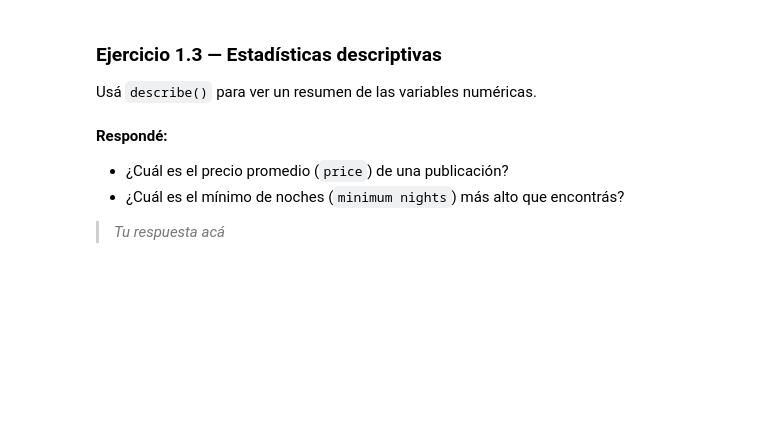
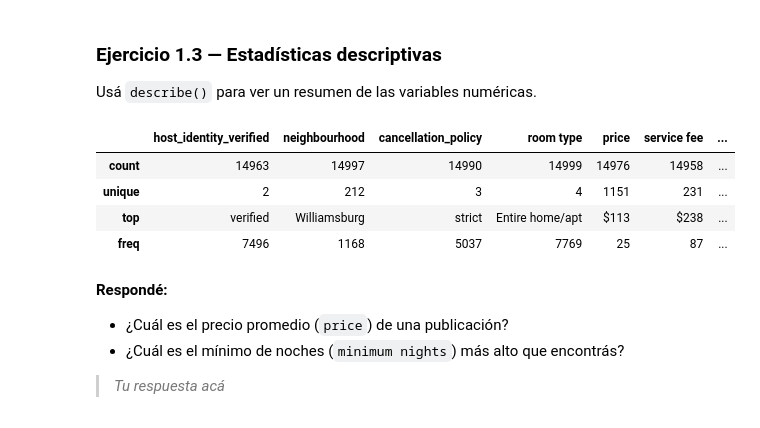
Before and after one commit to UADE-Python-Data-Science/583433_repo_oficial, a Jupyter notebook: Unidad_3/U3_NB3_Actividad_1.ipynb, the cells around one changed output. Cells and saved outputs as stored; diff of their text form; code cells hidden in the pictures; blank space fills up the shorter version.

```diff
--- a/Unidad_3/U3_NB3_Actividad_1.ipynb
+++ b/Unidad_3/U3_NB3_Actividad_1.ipynb
@@ -59,6 +89,14 @@ Usá `info()` para ver los tipos de datos y los valores nulos.
 Usá `describe()` para ver un resumen de las variables numéricas.
 # %%
 # Tu código acá
+# df.describe()
+df.describe(include="object")
+# %% [output]
+|  | host_identity_verified | neighbourhood | cancellation_policy | room type | price | service fee | ... |
+| count | 14963 | 14997 | 14990 | 14999 | 14976 | 14958 | ... |
+| unique | 2 | 212 | 3 | 4 | 1151 | 231 | ... |
+| top | verified | Williamsburg | strict | Entire home/apt | $113 | $238 | ... |
+| freq | 7496 | 1168 | 5037 | 7769 | 25 | 87 | ... |
 # %% [markdown]
 **Respondé:**
 - ¿Cuál es el precio promedio (`price`) de una publicación?
```
Also changed, not shown: parts of 12 cells of this notebook, 3 other files.
